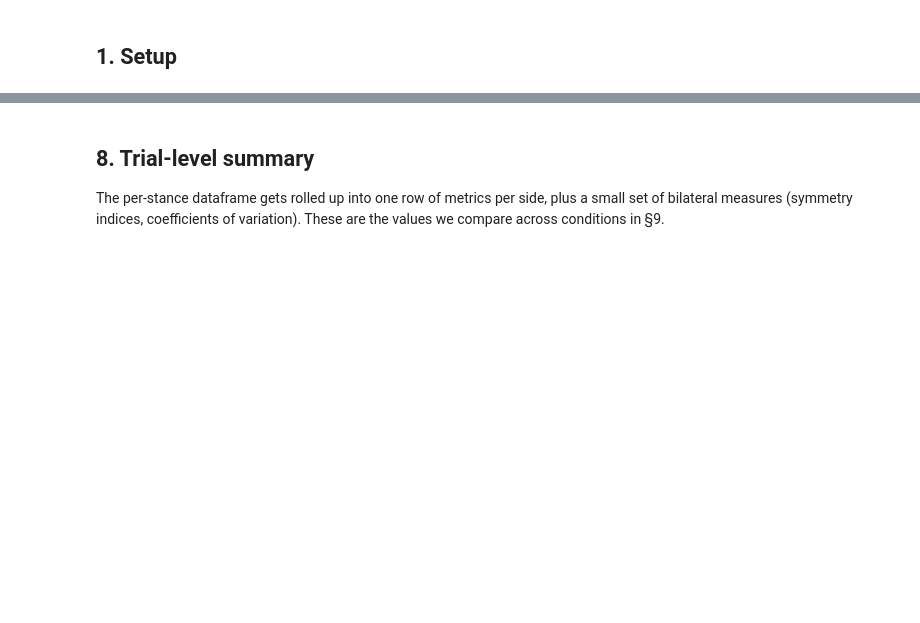
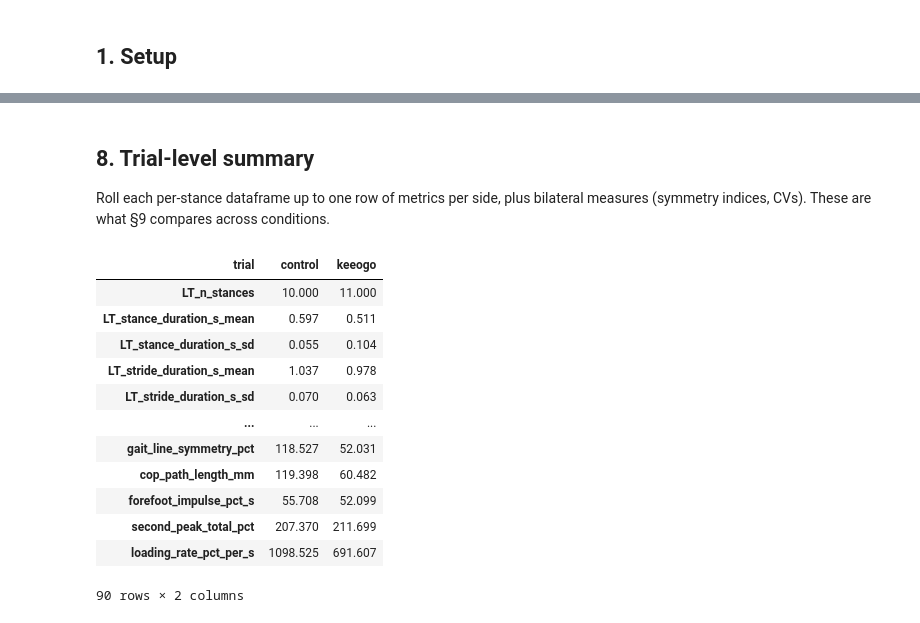
Before and after one commit to thomas-jichen/Pitt-Exoskeleton, a Jupyter notebook: Keeogo_Insole_Analysis.ipynb, the cells around one changed output, grey strips where cells are left out. Saved outputs shown, nothing was run; the diff lists cells and outputs as text; code cells hidden in the pictures; blank space fills up the shorter version.

```diff
--- a/Keeogo_Insole_Analysis.ipynb
+++ b/Keeogo_Insole_Analysis.ipynb
@@ -791,15 +751,11 @@ _summarise(keeogo_stances,  "Keeogo")
 # %% [markdown]
 ## 8. Trial-level summary
 
-The per-stance dataframe gets rolled up into one row of metrics per side, plus a small set of
-bilateral measures (symmetry indices, coefficients of variation). These are the values we
-compare across conditions in §9.
+Roll each per-stance dataframe up to one row of metrics per side, plus bilateral measures
+(symmetry indices, CVs). These are what §9 compares across conditions.
 # %%
 def _sym_index(left: float, right: float) -> float:
-    """Symmetry Index = (L − R) / (½ (L + R)) × 100.
-
-    Signed: positive means the left value is larger.
-    """
+    """Symmetry Index = (L − R) / (½ (L + R)) × 100. Signed; positive = L larger."""
     if np.isnan(left) or np.isnan(right):
         return np.nan
     denom = 0.5 * (left + right)
@@ -807,14 +763,14 @@ def _sym_index(left: float, right: float) -> float:
 
 
 def _cv_pct(series: pd.Series) -> float:
-    """Coefficient of variation (%) of a numeric series."""
+    """Coefficient of variation (%)."""
     s = series.dropna()
     if len(s) < 2 or s.mean() == 0:
         return np.nan
     return float(s.std(ddof=1) / s.mean() * 100)
 
 
-# Features for which we report side-wise mean and SD.
+# Features reported side-wise (mean and SD).
 _PER_SIDE_FEATURES = (
     "stance_duration_s", "stride_duration_s", "stance_pct_of_stride",
     "cop_path_length_mm", "cop_regression_angle_deg",
@@ -828,7 +784,7 @@ _PER_SIDE_FEATURES = (
 
 
 def trial_summary(stances: pd.DataFrame, trial: Trial) -> dict[str, object]:
-    """Reduce a per-stance dataframe to a single trial-level summary dict."""
+    """Reduce per-stance dataframe to one trial-level summary dict."""
     out: dict[str, object] = {"trial": trial.name}
 
     # ---- Per-side means / SDs ------------------------------------------
@@ -868,37 +824,51 @@ def trial_summary(stances: pd.DataFrame, trial: Trial) -> dict[str, object]:
     out["lateral_symmetry_mm"]     = float(left["cop_x_mean_mm"].mean() - right["cop_x_mean_mm"].mean())
     out["lateral_symmetry_abs_mm"] = abs(out["lateral_symmetry_mm"])
 
-    # Gait-line symmetry % (Jeleń et al. — PDF page 20).
+    # Gait-line symmetry % (Jeleń et al. — PDF p. 20).
     lpath, rpath = left["cop_path_length_mm"].mean(), right["cop_path_length_mm"].mean()
     if not (np.isnan(lpath) or np.isnan(rpath)) and (lpath + rpath) > 0:
         out["gait_line_symmetry_pct"] = abs(lpath - rpath) / (0.5 * (lpath + rpath)) * 100
     else:
         out["gait_line_symmetry_pct"] = np.nan
 
-    # CoP path length (bilateral mean) — used as an effect-flagged metric.
+    # Bilateral mean CoP path (used as an effect-flagged metric).
     out["cop_path_length_mm"] = float(np.nanmean([lpath, rpath]))
 
-    # Forefoot impulse (met + hallux), averaged across sides — %·s.
+    # Forefoot impulse (met + hallux), averaged across sides — % · s.
     out["forefoot_impulse_pct_s"] = float(np.nanmean([
         (left["met_impulse_pct_s"]  + left["hallux_impulse_pct_s"]).mean(),
         (right["met_impulse_pct_s"] + right["hallux_impulse_pct_s"]).mean(),
     ]))
 
     # Bilateral mean push-off peak and loading rate (so the comparison flags can read them).
     out["second_peak_total_pct"]  = float(np.nanmean([
         left["second_peak_total_pct"].mean(),
         right["second_peak_total_pct"].mean(),
     ]))
     out["loading_rate_pct_per_s"] = float(np.nanmean([
         left["loading_rate_pct_per_s"].mean(),
         right["loading_rate_pct_per_s"].mean(),
     ]))
 
     return out
 
 
 control_summary = trial_summary(control_stances, control)
 keeogo_summary  = trial_summary(keeogo_stances,  keeogo)
 
 pd.DataFrame([control_summary, keeogo_summary]).set_index("trial").T.round(3)
+# %% [output]
+| trial | control | keeogo |
+| LT_n_stances | 10.000 | 11.000 |
+| LT_stance_duration_s_mean | 0.597 | 0.511 |
+| LT_stance_duration_s_sd | 0.055 | 0.104 |
+| LT_stride_duration_s_mean | 1.037 | 0.978 |
+| LT_stride_duration_s_sd | 0.070 | 0.063 |
+| ... | ... | ... |
+| gait_line_symmetry_pct | 118.527 | 52.031 |
+| cop_path_length_mm | 119.398 | 60.482 |
+| forefoot_impulse_pct_s | 55.708 | 52.099 |
+| second_peak_total_pct | 207.370 | 211.699 |
+| loading_rate_pct_per_s | 1098.525 | 691.607 |
+90 rows × 2 columns
 # %% [markdown]
```
Also changed, not shown: parts of 27 cells of this notebook, 1 other file.
